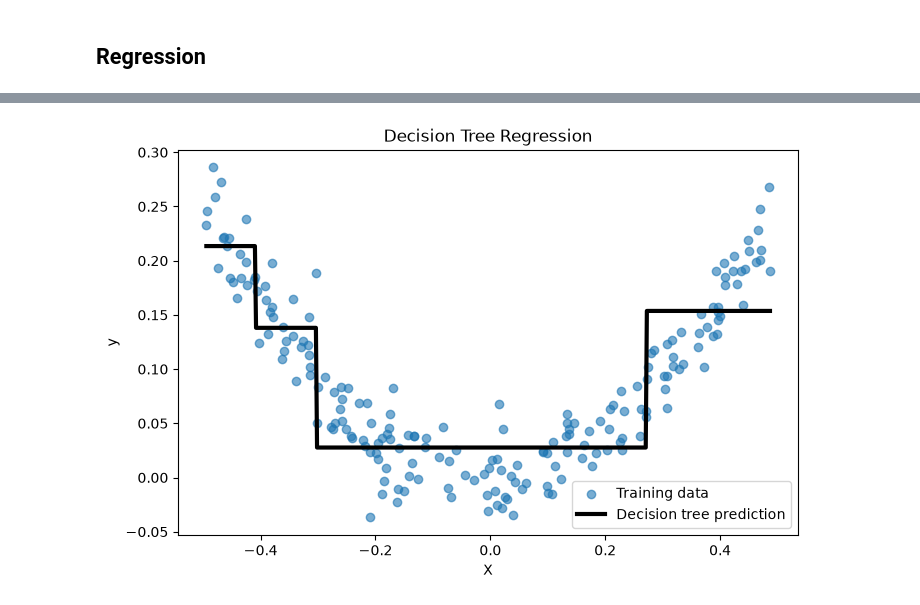
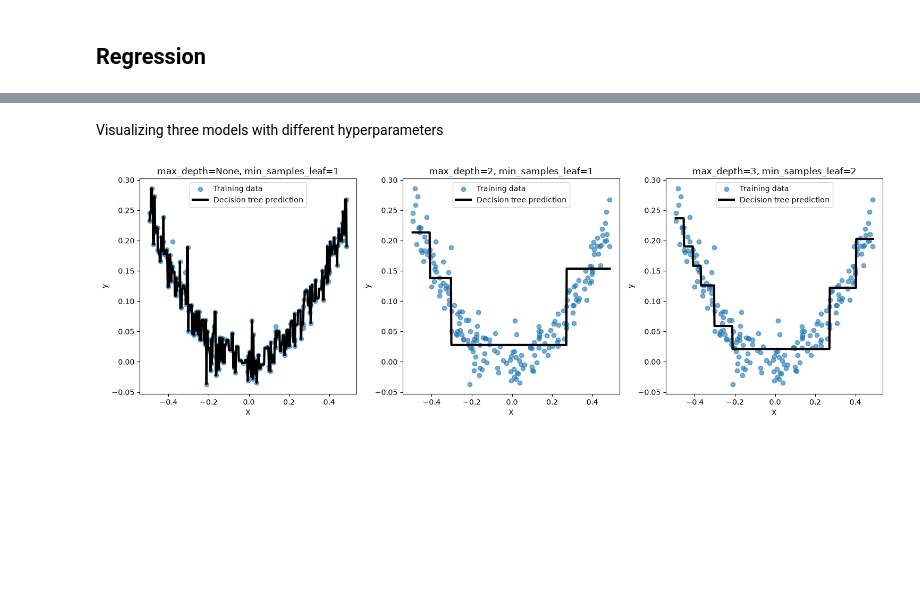
Before and after one commit to yusufjonc07/ML, a Jupyter notebook: experiments/dtree.ipynb, the cells around one changed output, grey strips where cells are left out. Saved outputs shown, nothing was run; the diff lists cells and outputs as text; code cells hidden in the pictures; blank space fills up the shorter version.

Commit message:
Decision TRee regression: comparing 3 cases

```diff
--- a/experiments/dtree.ipynb
+++ b/experiments/dtree.ipynb
@@ -106,0 +112,9 @@ DecisionTreeRegressor(max_depth=2, random_state=42)
+# %%
+def train_predict_reg_tree(max_depth=None, min_samples_leaf=1):
+
+    tree_reg = DecisionTreeRegressor(max_depth=max_depth, min_samples_leaf=min_samples_leaf, random_state=42)
+    tree_reg.fit(X_quad, y_quad)
+
+    y_pred = tree_reg.predict(X_plot)
+
+    return tree_reg, y_pred
@@ -107,5 +123,8 @@ DecisionTreeRegressor(max_depth=2, random_state=42)
 # %%
+
 from sklearn.tree import export_graphviz
+
+tree_reg, _ = train_predict_reg_tree(X_plot, 2)
 
 export_graphviz(
     tree_reg,
@@ -137,41 +143,43 @@ plt.show()
+# %% [markdown]
+Visualizing three models with different hyperparameters
 # %%
-import numpy as np
 import matplotlib.pyplot as plt
 
-# Generate values across the feature range
-X_plot = np.linspace(
-    X_quad.min(),
-    X_quad.max(),
-    500
-).reshape(-1, 1)
+fig, ax = plt.subplots(1, 3, figsize=(15, 5))
 
-# Tree predictions
-y_pred = tree_reg.predict(X_plot)
-
-# Plot
-plt.figure(figsize=(8, 5))
-
-# Original data
-plt.scatter(
-    X_quad,
-    y_quad,
-    alpha=0.6,
-    label="Training data"
+models_params = (
+    (0, {"max_depth": None, "min_samples_leaf": 1}),
+    (1, {"max_depth": 2, "min_samples_leaf": 1}),
+    (2, {"max_depth": 3, "min_samples_leaf": 2}),
 )
 
-# Tree prediction regions
-plt.plot(
-    X_plot,
-    y_pred,
-    linewidth=3,
-    label="Decision tree prediction",
-    color="black"
-)
+for idx, param in models_params:
+    tree_reg, y_pred = train_predict_reg_tree(**param)
 
-plt.xlabel("X")
-plt.ylabel("y")
-plt.title("Decision Tree Regression")
-plt.legend()
+    ax[idx].scatter(
+        X_quad,
+        y_quad,
+        alpha=0.6,
+        label="Training data"
+    )
+
+    ax[idx].plot(
+        X_plot,
+        y_pred,
+        linewidth=3,
+        color="black",
+        label="Decision tree prediction"
+    )
+
+    ax[idx].set_xlabel("X")
+    ax[idx].set_ylabel("y")
+    ax[idx].set_title(
+        f"max_depth={param['max_depth']}, "
+        f"min_samples_leaf={param['min_samples_leaf']}"
+    )
+    ax[idx].legend()
+
+plt.tight_layout()
 plt.show()
 # %% [output]
-[figure, old version]
+[figure, new version]
```
Also changed, not shown: parts of 6 cells of this notebook.
